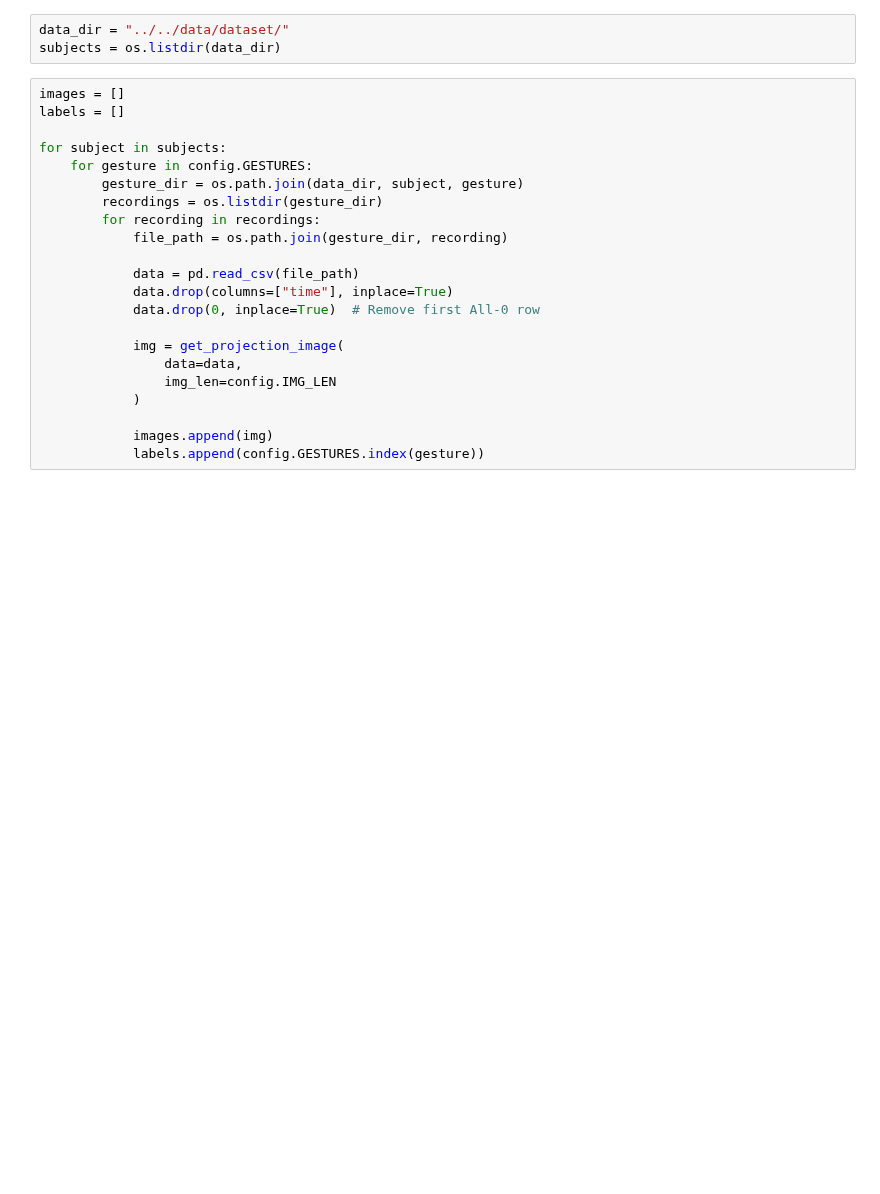
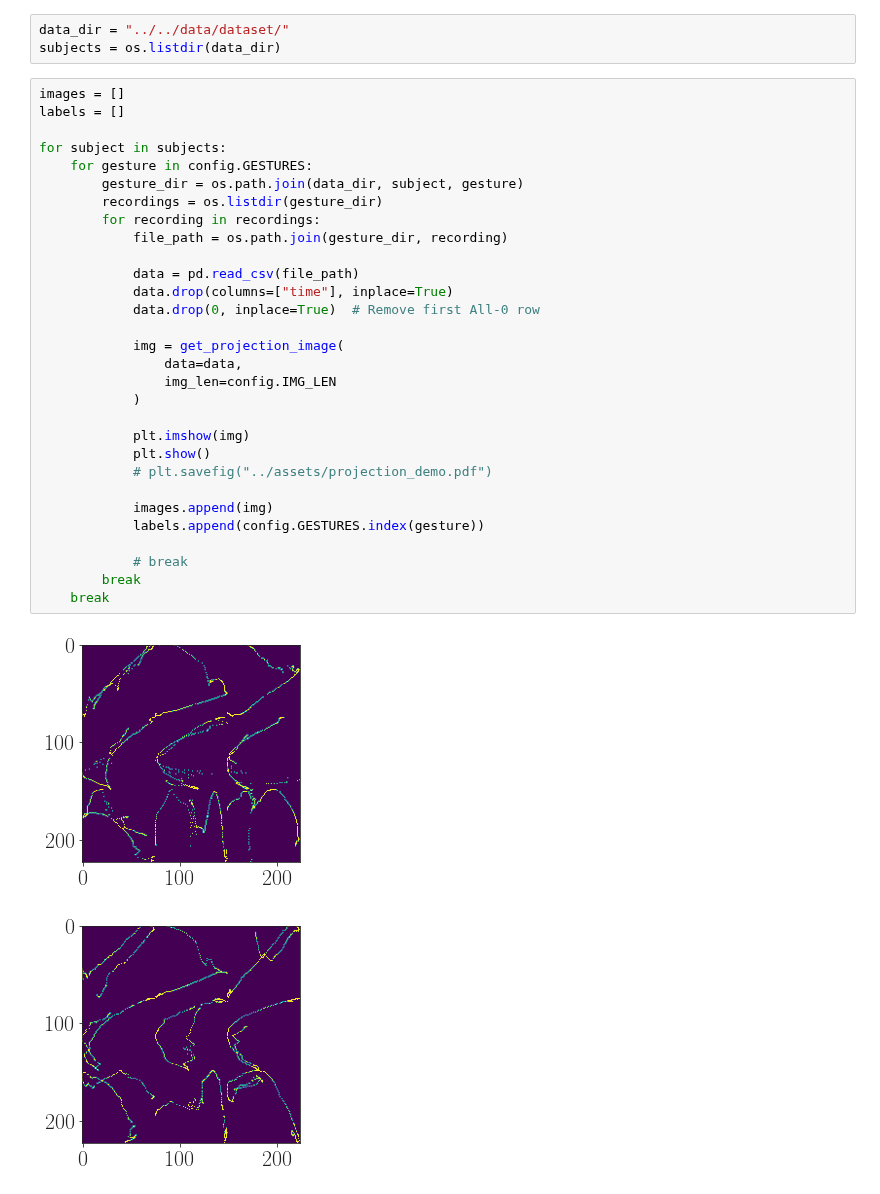
Before and after one commit to atick-faisal/Sign-Language-Recognition, a Jupyter notebook: core/src/ProjectionNet.ipynb, the cells around one changed output. Drawn from its saved outputs; the diff is of its cells as text; blank space fills up the shorter version.

```diff
--- a/core/src/ProjectionNet.ipynb
+++ b/core/src/ProjectionNet.ipynb
@@ -16,22 +14,33 @@ subjects = os.listdir(data_dir)
 # %%
 images = []
 labels = []
 
 for subject in subjects:
     for gesture in config.GESTURES:
         gesture_dir = os.path.join(data_dir, subject, gesture)
         recordings = os.listdir(gesture_dir)
         for recording in recordings:
             file_path = os.path.join(gesture_dir, recording)
 
             data = pd.read_csv(file_path)
             data.drop(columns=["time"], inplace=True)
             data.drop(0, inplace=True)  # Remove first All-0 row
 
             img = get_projection_image(
                 data=data,
                 img_len=config.IMG_LEN
             )
 
+            plt.imshow(img)
+            plt.show()
+            # plt.savefig("../assets/projection_demo.pdf")
+
             images.append(img)
             labels.append(config.GESTURES.index(gesture))
+
+            # break
+        break
+    break
+# %% [output]
+[figure, added]
+[figure, added]
```
Also changed, not shown: parts of 12 cells of this notebook, 4 other files.
